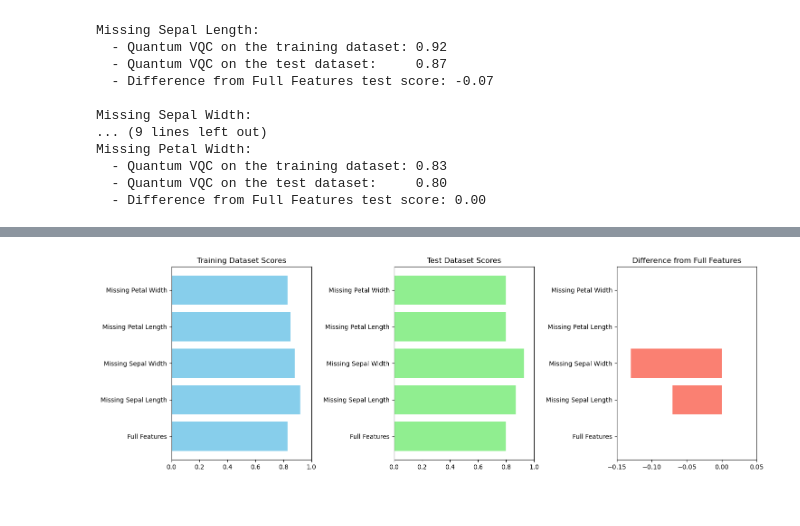
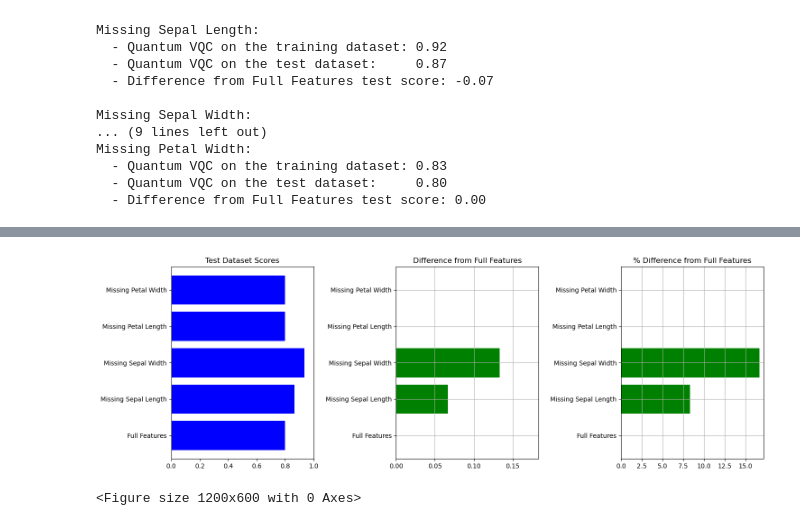
Before and after one commit to LukePower01/ml-to-qml, a Jupyter notebook: VQC_optimization.ipynb, the cells around one changed output, grey strips where cells are left out. Saved outputs shown, nothing was run; the diff lists cells and outputs as text; code cells hidden in the pictures.

Commit message:
Visualizing results

```diff
--- a/VQC_optimization.ipynb
+++ b/VQC_optimization.ipynb
@@ -54,5 +50,2 @@ AttributeError: 'numpy.ndarray' object has no attribute 'type'
 # %%
 features = np.delete(features,0,axis=1)
-# %%
-for i in range(4):
-    print(i)
@@ -75,9 +52,3 @@ for i in range(4):
-# %%
-df = pd.DataFrame(iris_data.data, columns=iris_data.feature_names)
-labels = iris_data.target
-# %%
-features = df[df.columns[:-1]]
-labels = df[df.columns[:1]]
 # %%
 optimizer=COBYLA(maxiter=100)
 feature_map = ZZFeatureMap(feature_dimension=4, reps =1 )
@@ -441,11 +386,14 @@ for description, scores in vqc_scores.items():
 # %%
 data = []
 for description, scores in vqc_scores.items():
-    test_score_quantum = scores['Test Score']
-    difference_quantum = full_feature_test_score_quantum - test_score_quantum
+    test_score = scores['Test Score']
+    difference_quantum = test_score - full_feature_test_score_quantum
+    # Calculating the difference as a percentage
+    difference_percentage = (difference_quantum / full_feature_test_score_quantum) * 100 if full_feature_test_score_quantum else 0
     data.append({"Description": description,
-                 "Test Score": test_score_quantum,
-                 "Difference from Full Features": difference_quantum})
+                 "Test Score": test_score,
+                 "Difference from Full Features": difference_quantum,
+                 "Percentage Difference from Full Features": difference_percentage})
 
 # Creating the DataFrame
 quantum_scores_df = pd.DataFrame(data)
@@ -461,29 +409,37 @@ quantum_scores_df
 # %%
-# Data Preparation
-categories = ['Full Features', 'Missing Sepal Length', 'Missing Sepal Width', 'Missing Petal Length', 'Missing Petal Width']
-train_scores = [0.83, 0.92, 0.88, 0.85, 0.83]
-test_scores = [0.80, 0.87, 0.93, 0.80, 0.80]
-diff_from_full = [0.00, -0.07, -0.13, 0.00, 0.00]
+# Extracting categories and scores from the DataFrame
+categories = quantum_scores_df['Description']
+test_scores = quantum_scores_df['Test Score']
+differences = quantum_scores_df['Difference from Full Features']
+percent_differences = quantum_scores_df['Percentage Difference from Full Features']
 
 # Creating the plots
 fig, ax = plt.subplots(1, 3, figsize=(15, 5))
 
-# Training Scores
-ax[0].barh(categories, train_scores, color='skyblue')
-ax[0].set_title('Training Dataset Scores')
+# Test Scores
+ax[0].barh(categories, test_scores, color='blue')
+ax[0].set_title('Test Dataset Scores')
 ax[0].set_xlim(0, 1)
 
-# Test Scores
-ax[1].barh(categories, test_scores, color='lightgreen')
-ax[1].set_title('Test Dataset Scores')
-ax[1].set_xlim(0, 1)
+# Differences from Full Features
+ax[1].barh(categories, differences, color='green')
+ax[1].set_title('Difference from Full Features')
+# Adjust xlim based on the range of differences for better visualization
+ax[1].set_xlim(min(differences), max(differences)+0.05)
+ax[1].grid()
+ax[1].axvline(x=0)
 
-# Differences from Full Features
-ax[2].barh(categories, diff_from_full, color='salmon')
-ax[2].set_title('Difference from Full Features')
-ax[2].set_xlim(-0.15, 0.05)
+ax[2].barh(categories, percent_differences, color='green')
+ax[2].set_title('% Difference from Full Features')
+# Adjust xlim based on the range of differences for better visualization
+ax[2].set_xlim(min(percent_differences), max(percent_differences)+0.5)
+ax[2].grid()
+ax[2].axvline(x=0)
+plt.tight_layout()
+plt.show()
 
 plt.tight_layout()
 plt.show()
 # %% [output]
-[figure, old version]
+[figure, new version]
+<Figure size 1200x600 with 0 Axes>
```
Also changed, not shown: parts of 9 cells of this notebook, 1 other file.
